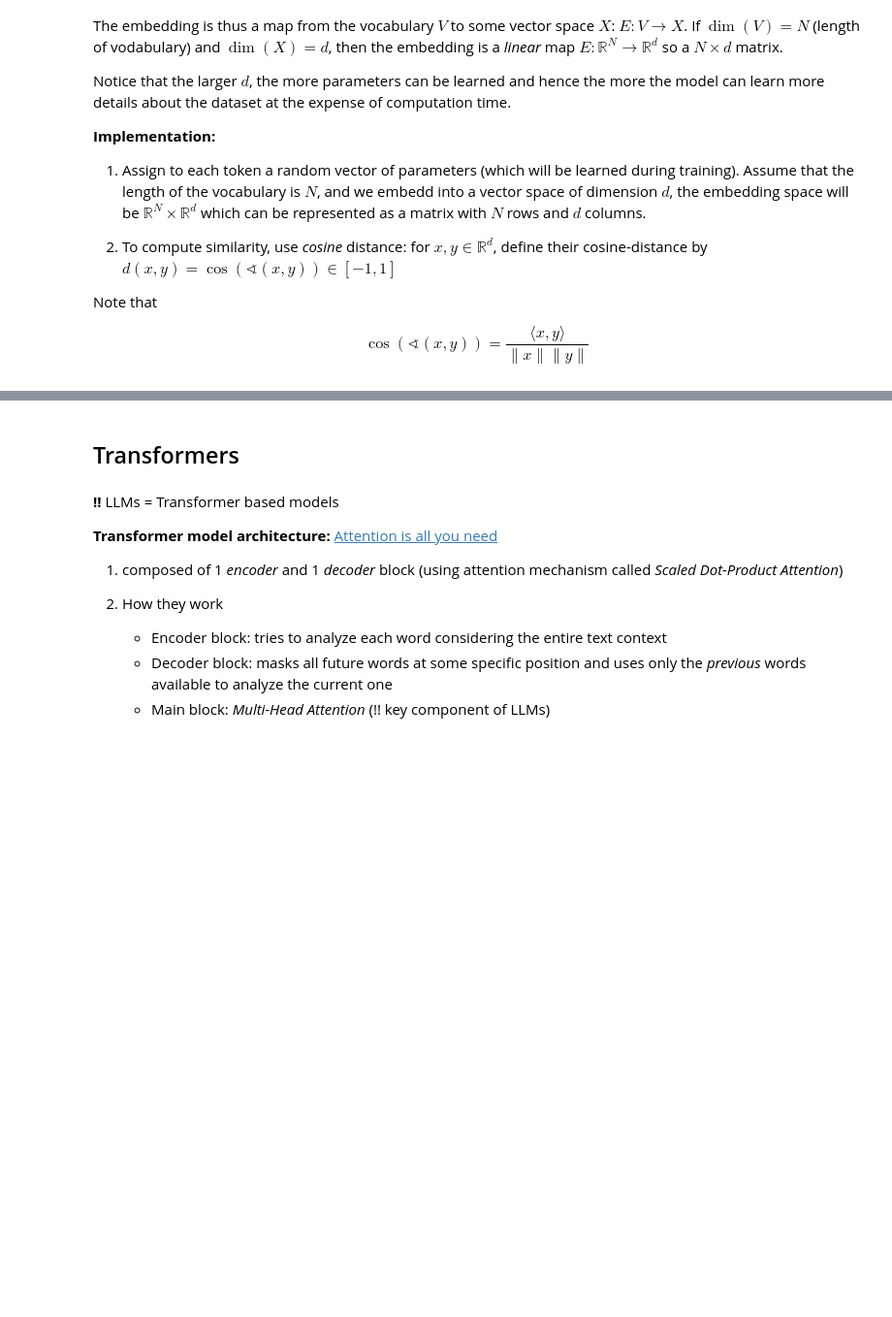
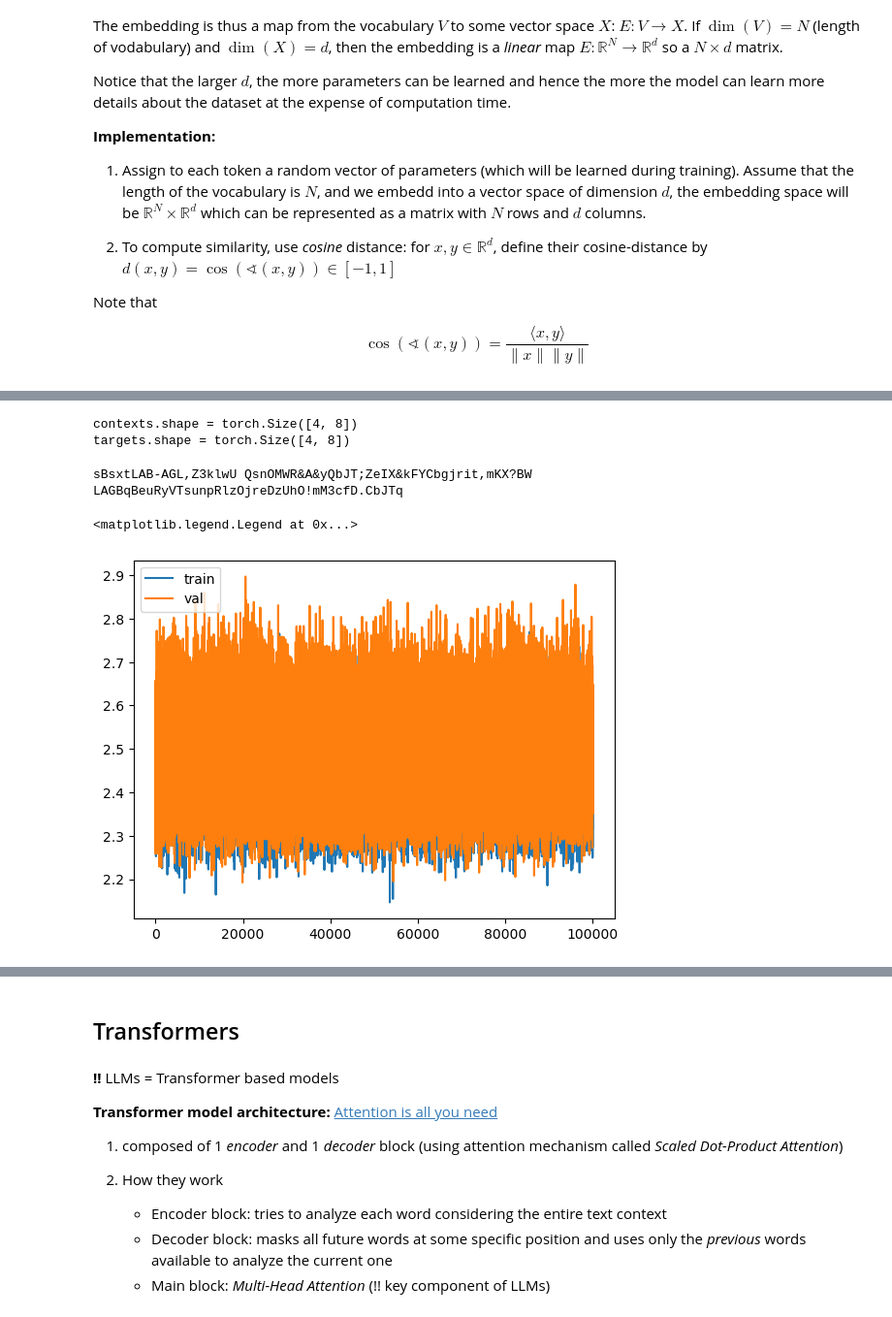
Before and after one commit to dHuberYoumans/neural_networks, a Jupyter notebook: LLMs/scrapbook.ipynb, the cells around one changed output, grey strips where cells are left out. Shown: that part at 97% size. Cells and saved outputs as stored; diff of their text form; code cells hidden in the pictures; blank space fills up the shorter version.

Commit message:
Markov Chain LLM
easy LLM that predicts next token only on knowledge of previous token

```diff
--- a/LLMs/scrapbook.ipynb
+++ b/LLMs/scrapbook.ipynb
@@ -122,0 +158,3 @@ $$ \cos( \sphericalangle (x,y) ) = \frac{\langle x, y \rangle}{\lVert x \rVert \
+# %%
+with open("TinyShakespeare.txt","r") as file:
+    text = file.read()
@@ -122,0 +224,9 @@ $$ \cos( \sphericalangle (x,y) ) = \frac{\langle x, y \rangle}{\lVert x \rVert \
+# %%
+torch.manual_seed(42)
+contexts, targets = get_batch('train')
+
+print(f'{contexts.shape = }')
+print(f'{targets.shape = }')
+# %% [output]
+contexts.shape = torch.Size([4, 8])
+targets.shape = torch.Size([4, 8])
@@ -122,0 +277,59 @@ $$ \cos( \sphericalangle (x,y) ) = \frac{\langle x, y \rangle}{\lVert x \rVert \
+# %%
+model = MarkovChainLLM(vocab_size)
+
+logits, loss = model(contexts,targets)
+# %%
+# TEST MarkovChainLLM.generate() BEFORE TRAINING
+
+print(decode(model.generate(idx = torch.zeros(1,1,dtype=torch.long),max_new_tokens=100)[0]))
+# %% [output]
+sBsxtLAB-AGL,Z3klwU QsnOMWR&A&yQbJT;ZeIX&kFYCbgjrit,mKX?BW
+LAGBqBeuRyVTsunpRlzOjreDzUhO!mM3cfD.CbJTq
+# %%
+def grab(x):
+    return x.detach()
+# %%
+# TRAINING
+alpha = 1e-3 # learning rate
+optimizer = optim.AdamW(model.parameters(),lr = alpha) # optimizer
+
+batch_size = 32
+
+epochs = 10_000
+
+losses_train = []
+losses_val = []
+
+for epoch in tqdm.tqdm(range(epochs)):
+    optimizer.zero_grad()
+
+    contexts_train, targets_train = get_batch('train')
+    contexts_val, targets_val = get_batch('val')
+
+    # FORWARD
+    logits_train, loss_train = model(contexts_train,targets_train)
+
+    # BACKPROPAGATION
+    loss_train.backward()
+
+    # UPDATE PARAMETERS
+    optimizer.step()
+
+    # VALIDATION
+    with torch.no_grad():
+        logits_val, loss_val = model(contexts_val,targets_val)
+
+
+    losses_train.append(grab(loss_train))
+    losses_val.append(grab(loss_val))
+
+
+fig = plt.figure()
+ax = fig.add_subplot()
+
+ax.plot(losses_train,label = 'train')
+ax.plot(losses_val,label = 'val')
+ax.legend()
+# %% [output]
+<matplotlib.legend.Legend at 0x...>
+[figure, added]
```
Also changed, not shown: parts of 10 cells of this notebook, 1 other file.
